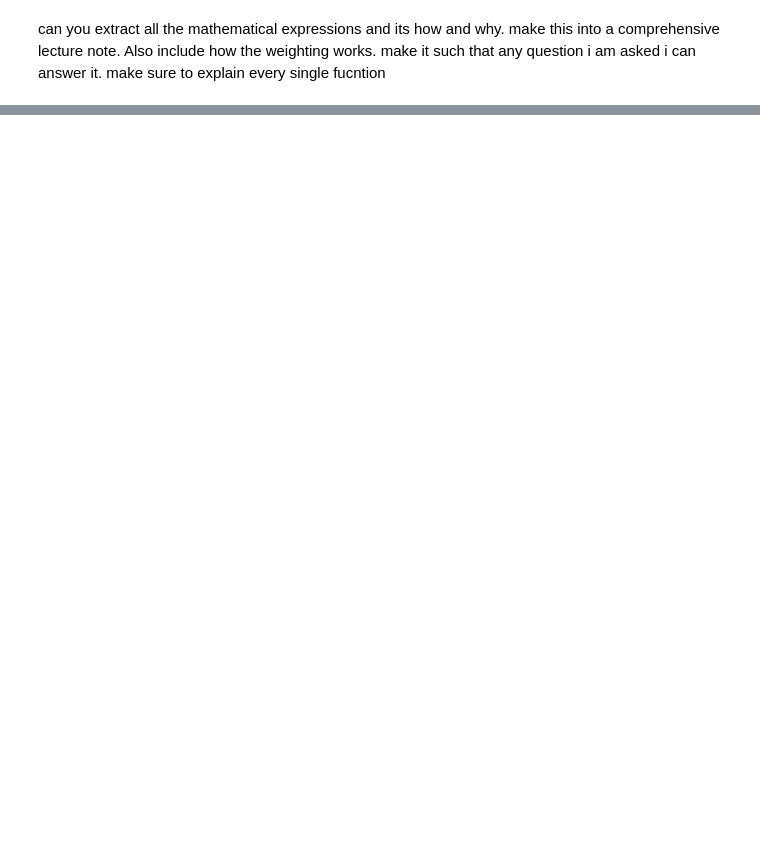
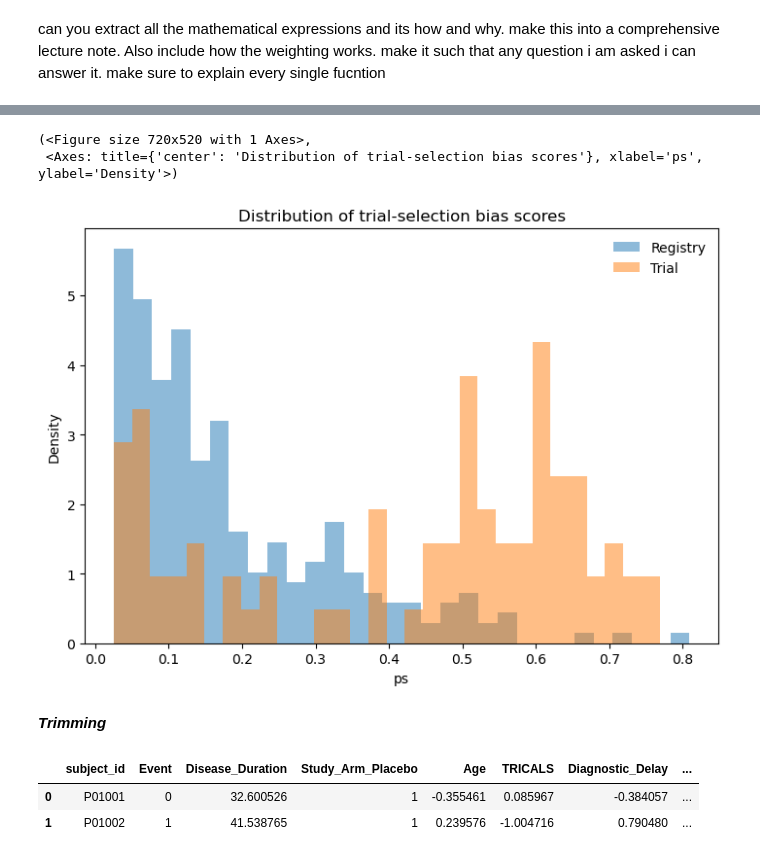
Before and after one commit to Uzoemeka/All_ALS_Data, a Jupyter notebook: 8.3_Using_only_cox_ph_model_with_weight_options.ipynb, the cells around one changed output, grey strips where cells are left out. Cells and saved outputs as stored; diff of their text form; code cells hidden in the pictures; blank space fills up the shorter version.

```diff
--- a/8.3_Using_only_cox_ph_model_with_weight_options.ipynb
+++ b/8.3_Using_only_cox_ph_model_with_weight_options.ipynb
@@ -2365,0 +2886,26 @@ can you extract all the mathematical expressions and its how and why. make this
+# %%
+plot_bias_score_distribution(
+    df = dat_ps,
+    score_col = "ps",
+    source_col = "Group",
+    source_labels = None,
+    bins = 30,
+    density = True,
+    title = "Distribution of trial-selection bias scores"
+)
+# %% [output]
+(<Figure size 720x520 with 1 Axes>,
+ <Axes: title={'center': 'Distribution of trial-selection bias scores'}, xlabel='ps', ylabel='Density'>)
+[figure, added]
+# %% [markdown]
+***Trimming***
+# %%
+def trim_by_ps(df, ps_col="ps", lower=0.05, upper=0.95):
+    return df[df[ps_col].between(lower, upper)].copy()
+
+dat_trim = trim_by_ps(dat_ps, lower=0.05, upper=0.95)
+dat_trim.head(2)
+# %% [output]
+|  | subject_id | Event | Disease_Duration | Study_Arm_Placebo | Age | TRICALS | Diagnostic_Delay | ... |
+| 0 | P01001 | 0 | 32.600526 | 1 | -0.355461 | 0.085967 | -0.384057 | ... |
+| 1 | P01002 | 1 | 41.538765 | 1 | 0.239576 | -1.004716 | 0.790480 | ... |
```
Also changed, not shown: parts of 86 cells of this notebook, 25 other files.
